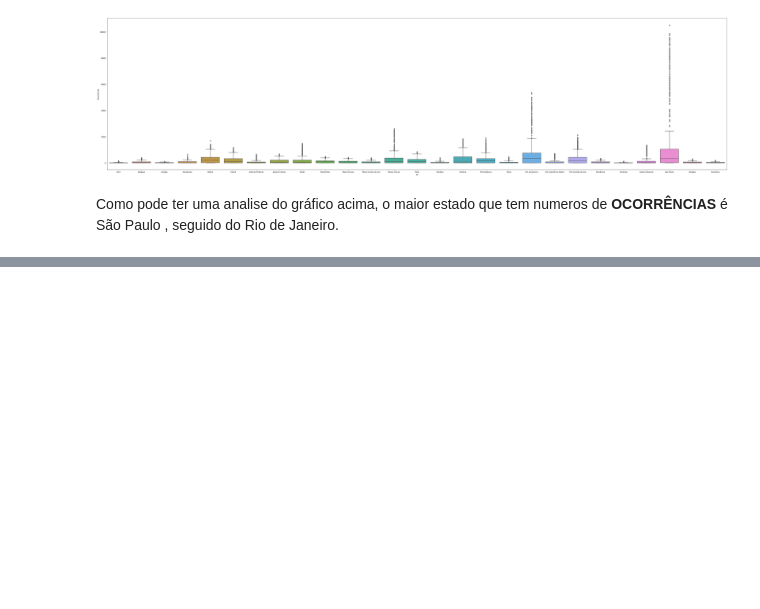
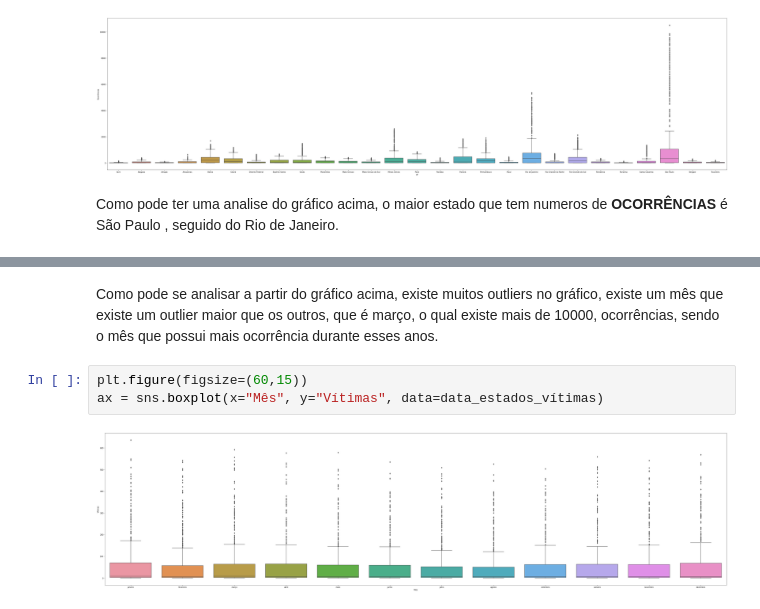
Before and after one commit to Aldo-1/Analise-de-dados-criminais, a Jupyter notebook: Analise.ipynb, the cells around one changed output, grey strips where cells are left out. Drawn from its saved outputs; the diff is of its cells as text; blank space fills up the shorter version.

```diff
--- a/Analise.ipynb
+++ b/Analise.ipynb
@@ -67,0 +80,7 @@ Como pode ter uma analise do gráfico acima, o maior estado que tem numeros de *
+# %% [markdown]
+Como pode se analisar a partir do gráfico acima, existe muitos outliers no gráfico, existe um mês que existe um outlier maior que os outros, que é março, o qual existe mais de 10000, ocorrências, sendo o mês que possui mais ocorrência durante esses anos.
+# %%
+plt.figure(figsize=(60,15))
+ax = sns.boxplot(x="Mês", y="Vítimas", data=data_estados_vítimas)
+# %% [output]
+[figure, added]
```
Also changed, not shown: parts of 13 cells of this notebook.
